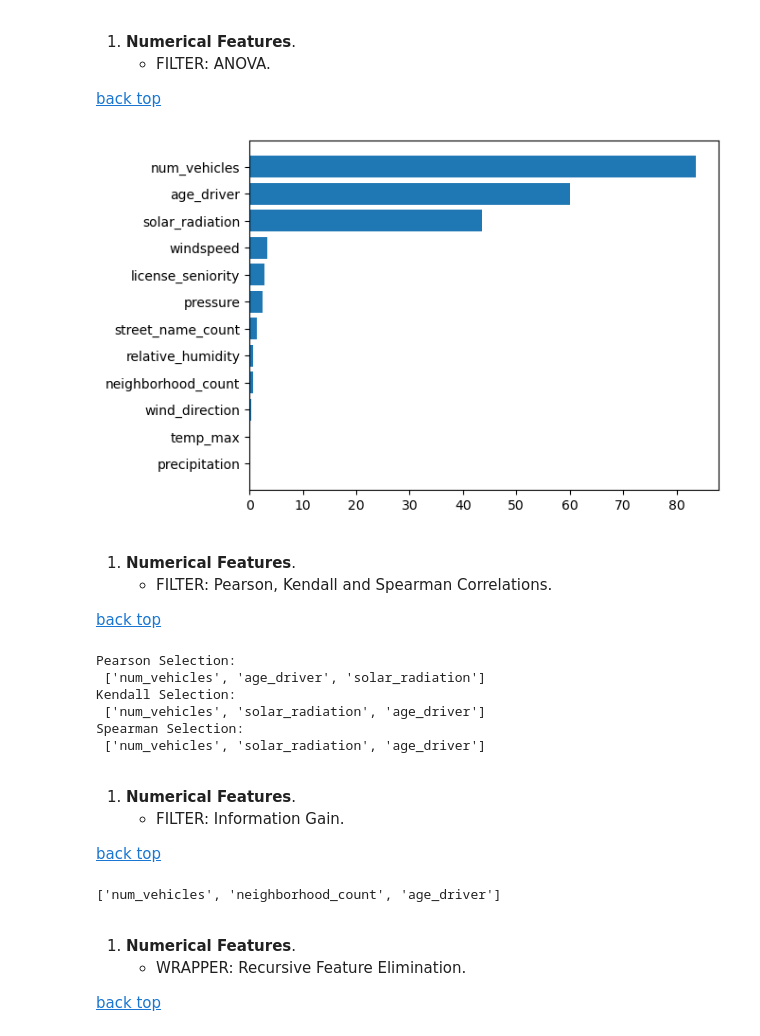
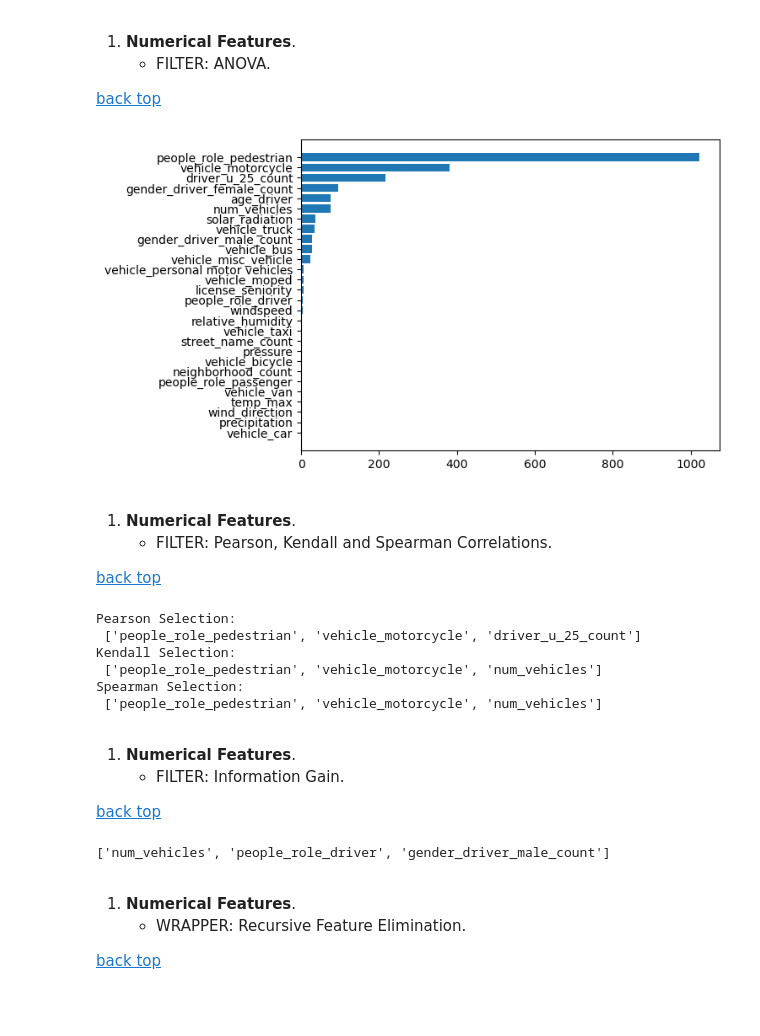
Before and after one commit to AlexChicote/BarcelonaAccidents2024, a Jupyter notebook: modeling/SelectingFeaturesBA.ipynb, the cells around one changed output. Saved outputs shown, nothing was run; the diff lists cells and outputs as text; code cells hidden in the pictures; blank space fills up the shorter version.

```diff
--- a/modeling/SelectingFeaturesBA.ipynb
+++ b/modeling/SelectingFeaturesBA.ipynb
@@ -25,9 +31,6 @@ import python_files.functions_barcelona_Correlations as fb3
 %autoreload 2
 # %%
 accidents=pd.read_csv('./data/accidents_weather_eng_2023.csv')
-def creating_target(row):
-    return 1 if row['num_deaths']+row['num_severly_injured']>0 else 0
-accidents['target']=accidents.apply(creating_target,axis=1)
 
 
 cat_columns=[]
@@ -42,8 +45,10 @@ for col in accidents.columns:
         accidents=accidents.drop(col,axis=1)
     elif 'bins' in col:
         cat_columns.append(col)
-    elif ('vehicle_' in col):
-        cat_columns.append(col)
+    elif ('_color' in col) or ('_model' in col) or ('_brand_name' in col):
+        pass # Do no carry much information
+    elif ('vehicle_' in col) or ('people_role_' in col):
+        num_columns.append(col)
     elif 'seniority' in col:
         num_columns.append(col)
     elif 'license' in col:
@@ -120,16 +152,3 @@ windspeed 0.87 max_windspeed
  'solar_radiation',
  'street_name_count',
  'neighborhood_count']
-# %%
-correlations= abs(accidents[num_columns].corr())
-correlations=correlations.replace(1,0)
-for col in num_columns:
-    #print(correlations[col])
-    if correlations[col].max()>0.8:
-        print(col, round(correlations[col].max(),2),correlations[col].sort_values(ascending=False).index[0])
-#They are strongly correlated therefore I eliminate temp_min,temp_max and max_windspeed
-to_remove=['temp_min','temp_max','max_windspeed']
-for col in to_remove:
-    if col in num_columns:
-        num_columns.remove(col)
-num_columns
@@ -176,31 +177,31 @@ vt.fit(X_train_num)
 # %%
 numerical_chosen=[]
 def select_features(X_train, y_train, X_test,score_func=f_classif):
     # configure to select all features
     fs = SelectKBest(score_func=score_func, k='all')
     # learn relationship from training data
     fs.fit(X_train, y_train)
     # transform train input data
     X_train_fs = fs.transform(X_train)
     # transform test input data
     X_test_fs = fs.transform(X_test)
     return X_train_fs, X_test_fs, fs
 
 # feature selection
 X_train_fs, X_test_fs, fs = select_features(X_train_num, y_train, X_test_num)
 # what are scores for the features
 sorted_columns=sorted([x for x in zip(num_columns,fs.scores_)], key=lambda x: x[1],reverse=True)
-anova_sel=[col[0] for col in sorted_columns[:5]]
+anova_sel=[col[0] for col in sorted_columns[:3]]
 numerical_chosen.extend(anova_sel)
 # for i in range(len(sorted_columns)):
 #     print(f'Feature {sorted_columns[i][0]}:{sorted_columns[i][1]}')
 # plot the scores
 cols=[a for a,b in sorted_columns]
 scores=[b for a,b in sorted_columns]
 plt.barh(cols[::-1], scores[::-1])
 plt.show()
 # %% [output]
-[figure, old version]
+[figure, new version]
 # %% [markdown]
 <a id='num_corr'></a>
 1. **Numerical Features**.
@@ -219,11 +220,11 @@ numerical_chosen.extend(spearman_sel)
 print('Spearman Selection: ','\n',spearman_sel)
 # %% [output]
 Pearson Selection:
- ['num_vehicles', 'age_driver', 'solar_radiation']
+ ['people_role_pedestrian', 'vehicle_motorcycle', 'driver_u_25_count']
 Kendall Selection:
- ['num_vehicles', 'solar_radiation', 'age_driver']
+ ['people_role_pedestrian', 'vehicle_motorcycle', 'num_vehicles']
 Spearman Selection:
- ['num_vehicles', 'solar_radiation', 'age_driver']
+ ['people_role_pedestrian', 'vehicle_motorcycle', 'num_vehicles']
 # %% [markdown]
 <a id='inf_gain'></a>
 1. **Numerical Features**.
@@ -236,7 +237,7 @@ info_gain_sel=list(pd.DataFrame(importances,columns=['InformationGain'],index=nu
 numerical_chosen.extend(info_gain_sel)
 info_gain_sel
 # %% [output]
-['num_vehicles', 'neighborhood_count', 'age_driver']
+['num_vehicles', 'people_role_driver', 'gender_driver_male_count']
 # %% [markdown]
 <a id='num_rfe'></a>
 1. **Numerical Features**.
```
Also changed, not shown: parts of 238 cells of this notebook, 4 other files.
